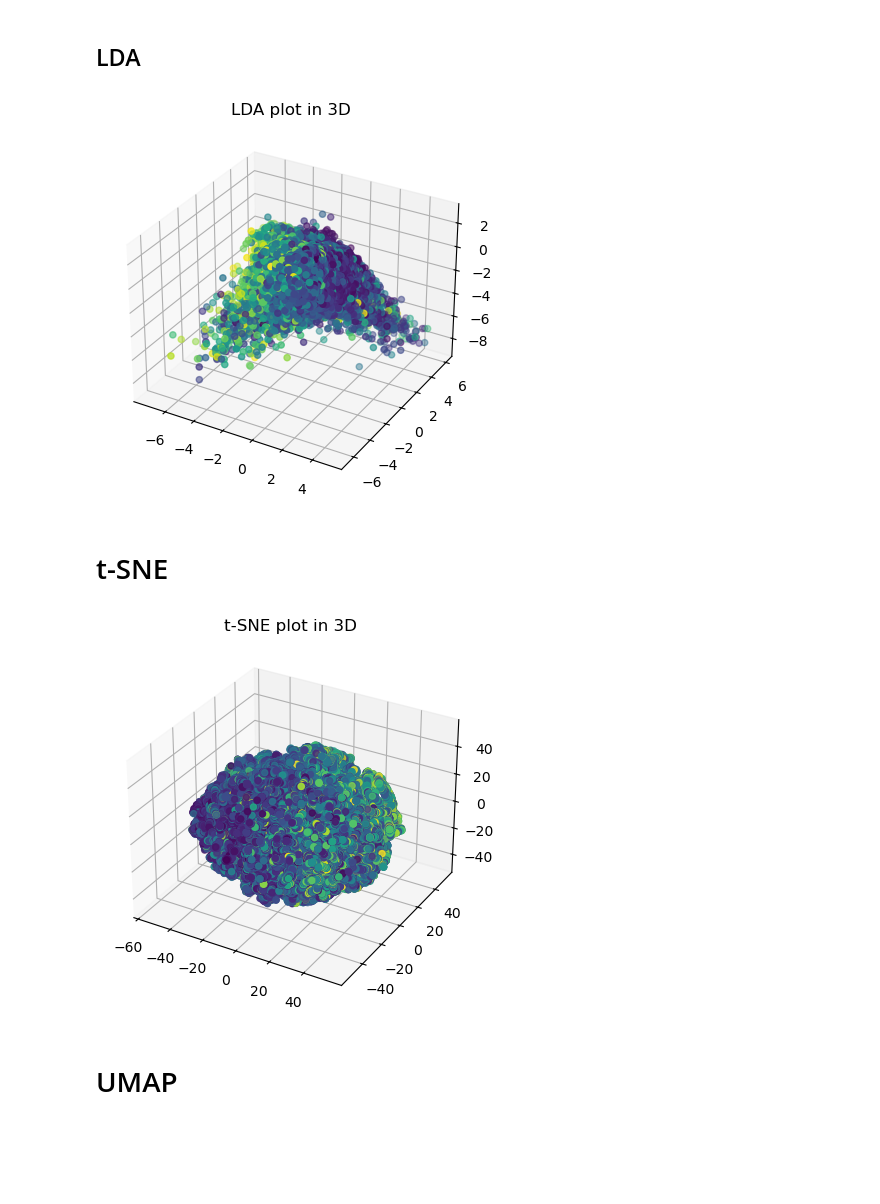
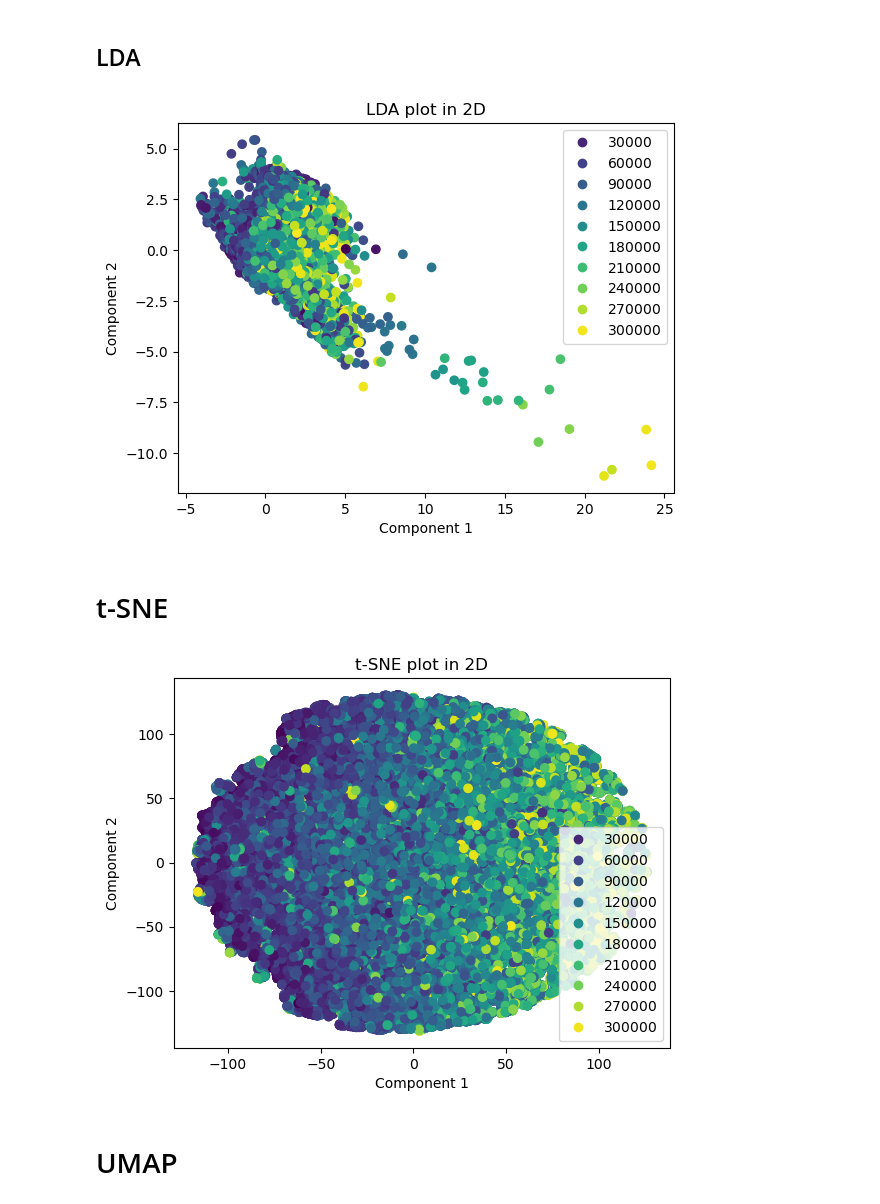
Before and after one commit to SergioM2/icd2024, a Jupyter notebook: practices/Practica 3/Practica 3.ipynb, the cells around one changed output. Cells and saved outputs as stored; diff of their text form; code cells hidden in the pictures; blank space fills up the shorter version.

```diff
--- a/practices/Practica 3/Practica 3.ipynb
+++ b/practices/Practica 3/Practica 3.ipynb
@@ -309,0 +319,12 @@ print(df_4.shape)
+# %%
+# Columnas numericas
+print("Before: ",num_col)
+num_col.remove('price')
+num_col.remove('timestamp')
+num_col.remove('latitude')
+num_col.remove('longitude')
+print("\nAfter: ",num_col)
+
+cat_col.remove('status')
+cat_col.remove('title')
+cat_col.remove('availability')
@@ -311,18 +346,19 @@ print(df_4.shape)
 # Reducción de dimensionlidad
 # %%
 from sklearn.discriminant_analysis import LinearDiscriminantAnalysis as LDA
+from sklearn.preprocessing import LabelEncoder
 
-num_col.remove('price')
-num_col.remove('timestamp')
+y = df_5['price'].values
 
-df_4.dropna(inplace=True)
+label_encoder = LabelEncoder()
+X_encoded = df_5[cat_col].apply(lambda col: LabelEncoder().fit_transform(col))
 
-X = df_4[[num for num in num_col]].values
-y = df_4['price'].values
+# ** para expandir las columnas numéricas como argumentos de palabra clave dentro de assign(), de modo que se añadan correctamente.
+X_complete = X_encoded.assign(**df_5[num_col])
 
 print(len(y))
-print(len(X))
+print(len(X_complete))
 
 print(y)
-print(X)
+print(X_complete)
 # %% [output]
@@ -344,0 +382,2 @@ print(X)
+# %%
+X_complete = X_complete - X_complete.mean()
@@ -361,32 +410,44 @@ plt.show()
 # %% [markdown]
 ## LDA
 # %%
-X_LDA = LDA(n_components=3).fit_transform(X,y)
+X_LDA = LDA(n_components=2).fit_transform(X_complete,y)
 
-fig = plt.figure()
-ax = plt.axes(projection ="3d")
+scatter = plt.scatter(X_LDA[:,0], X_LDA[:,1], c=y)
+plt.title('LDA plot in 2D')
+plt.xlabel('Component 1')
+plt.ylabel('Component 2')
+plt.legend(*scatter.legend_elements())
 
-ax.scatter3D(X_LDA[:,0], X_LDA[:,1], X_LDA[:,2], c=y)
-plt.title("LDA plot in 3D")
+#fig = plt.figure()
+#ax = plt.axes(projection ="3d")
+
+#ax.scatter3D(X_LDA[:,0], X_LDA[:,1], X_LDA[:,2], c=y)
+#plt.title("LDA plot in 3D")
 plt.show()
 # %% [output]
-[figure, old version]
+[figure, new version]
 # %% [markdown]
 # t-SNE
 # %%
 from sklearn.manifold import TSNE
 
-X_TSNE = TSNE(n_components=3,perplexity=10, early_exaggeration=12, learning_rate='auto', init='pca',n_jobs=8).fit_transform(X)
+X_TSNE = TSNE(n_components=2,perplexity=10, early_exaggeration=12, learning_rate='auto', init='pca',n_jobs=8).fit_transform(X_complete)
 
-fig = plt.figure()
-ax = plt.axes(projection ="3d")
+scatter = plt.scatter(X_TSNE[:,0], X_TSNE[:,1], c=y)
+plt.title('t-SNE plot in 2D')
+plt.xlabel('Component 1')
+plt.ylabel('Component 2')
+plt.legend(*scatter.legend_elements())
 
-ax.scatter3D(X_TSNE[:,0], X_TSNE[:,1], X_TSNE[:,2], c=y)
-plt.title("t-SNE plot in 3D")
+#fig = plt.figure()
+#ax = plt.axes(projection ="3d")
+
+#ax.scatter3D(X_TSNE[:,0], X_TSNE[:,1], X_TSNE[:,2], c=y)
+#plt.title("t-SNE plot in 3D")
 
 plt.show()
 # %% [output]
-[figure, old version]
+[figure, new version]
 # %% [markdown]
 # UMAP
 # %%
```
Also changed, not shown: parts of 54 cells of this notebook, 2 other files.
